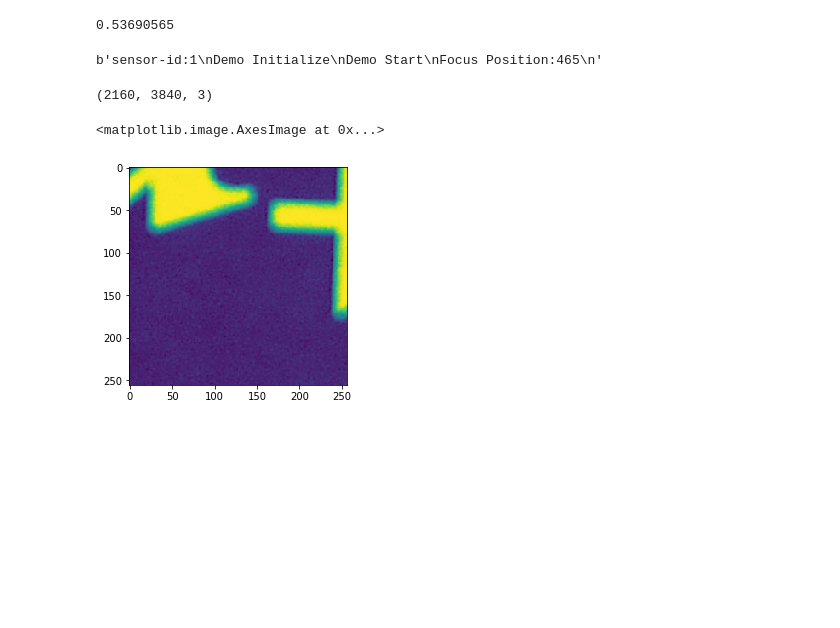
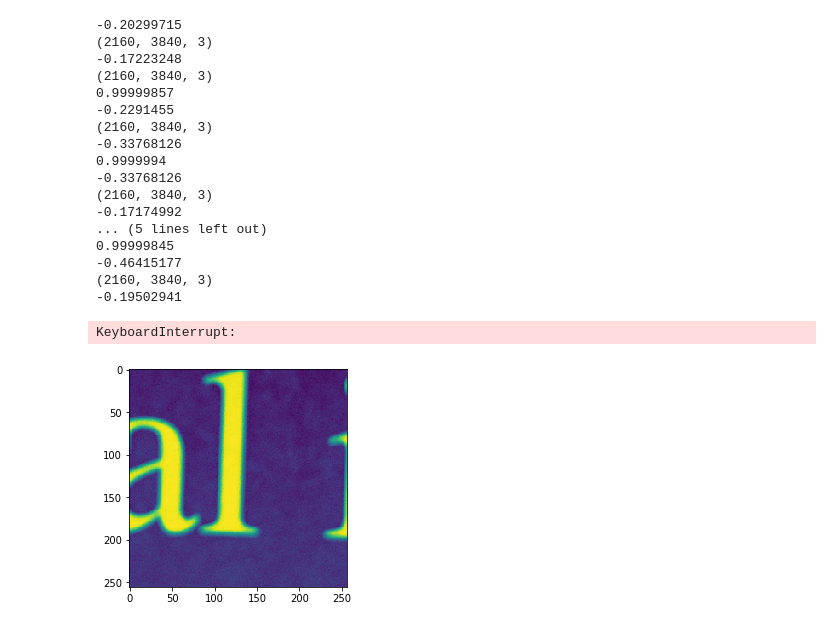
Before and after one commit to cianhwang/autofocusVCM, a Jupyter notebook: test.ipynb, the cells around one changed output. Cells and saved outputs as stored; diff of their text form; code cells hidden in the pictures; blank space fills up the shorter version.

```diff
--- a/test.ipynb
+++ b/test.ipynb
@@ -87,17 +91,17 @@ plt.imshow(patch)
 # %%
 input_image1 = Input(shape=(256,256,1), name = "input")
 #layer1_1 = Conv2D(4, (8, 8), 8,padding='valid',activation=None,use_bias=False,kernel_initializer = my_init,trainable=True,name='layer1')(input_image1)
-layer1_1 = Conv2D(1, (8, 8), 4,padding='valid',activation=relu, name="Conv1_1")(input_image1)
+layer1_1 = Conv2D(4, (8, 8), 8,padding='same',activation=relu, name="Conv1_1")(input_image1)
 
-layer2_1 = Conv2D(1, (8, 8), 4,padding='valid',activation=relu, name="Conv2_1")(layer1_1)
+layer2_1 = Conv2D(8, (8, 8), 8,padding='same',activation=relu, name="Conv2_1")(layer1_1)
 
 flattened = Flatten(name="flat")(layer2_1)
-dense1 = Dense(10, name="d1")(flattened)
-ReLU1 = ReLU(name="lr1")(dense1)
-Dp1 = Dropout(0.5)(ReLU1)
+Dp1 = Dropout(0.5)(flattened)
+dense1 = Dense(10, name="d1")(Dp1)
+#ReLU1 = ReLU(name="lr1")(dense1)
 
-output_position = Dense(2, activation='softmax', name="out")(Dp1)
+output_position = Dense(1, activation='sigmoid', name="out")(dense1)
 
 discriminator = Model(inputs=input_image1, outputs=output_position)
-discriminator.load_weights('my_model_weights.h5')
+discriminator.load_weights('my_dis_weights.h5')
 # %%
@@ -113,16 +114,46 @@ model = load_model('my_model_step1.h5')
+# %%
+while (True):
+
+    step = model.predict(patch[np.newaxis,:,:, np.newaxis])[0][0]
+    print(step)
+
+    moveFocus(sid=1, pos=-step*100)
+
+    patch = patchExtraction(sid = 1)
+    plt.imshow(patch)
+
+    temp = model.predict(patch[np.newaxis,:,:, np.newaxis])[0][0]
+    print(temp)
+    if temp < step:
+        step = temp
+        pred = discriminator.predict(patch[np.newaxis,:,:, np.newaxis])[0][0]
+        print(pred)
+        continue
+
+    moveFocus(1, 200*step)
+    patch = patchExtraction(sid = 1)
+    plt.imshow(patch)
+    pred = discriminator.predict(patch[np.newaxis,:,:, np.newaxis])[0][0]
+    print(pred)
+# %% [output]
+-0.20299715
+(2160, 3840, 3)
+-0.17223248
+(2160, 3840, 3)
+0.99999857
+-0.2291455
+(2160, 3840, 3)
+-0.33768126
+0.9999994
+-0.33768126
+(2160, 3840, 3)
+-0.17174992
+... (5 lines left out)
+0.99999845
+-0.46415177
+(2160, 3840, 3)
+-0.19502941
+KeyboardInterrupt:
+[figure, added]
 # %%
 step = model.predict(patch[np.newaxis,:,:, np.newaxis])[0][0]
-print(step)
-# %% [output]
-0.53690565
-# %%
-moveFocus(sid=1, pos=-step*100)
-# %% [output]
-b'sensor-id:1\nDemo Initialize\nDemo Start\nFocus Position:465\n'
-# %%
-patch = patchExtraction(sid = 1)
-plt.imshow(patch)
-# %% [output]
-(2160, 3840, 3)
-<matplotlib.image.AxesImage at 0x...>
-[figure, removed]
```
Also changed, not shown: parts of 8 cells of this notebook, 5 other files.
